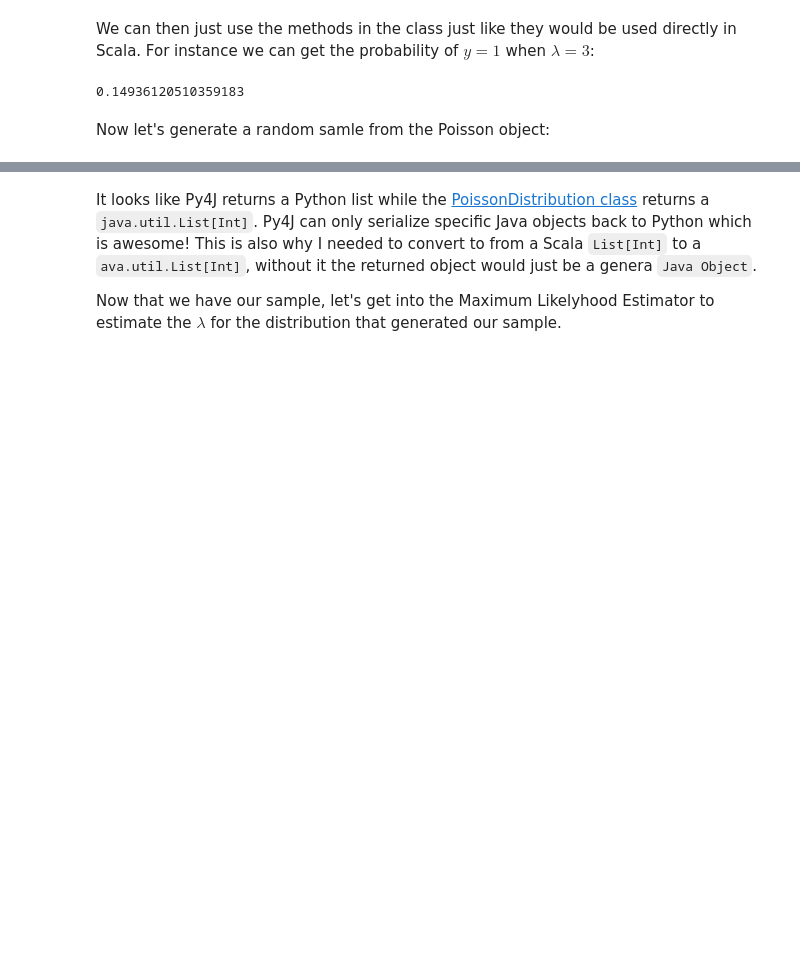
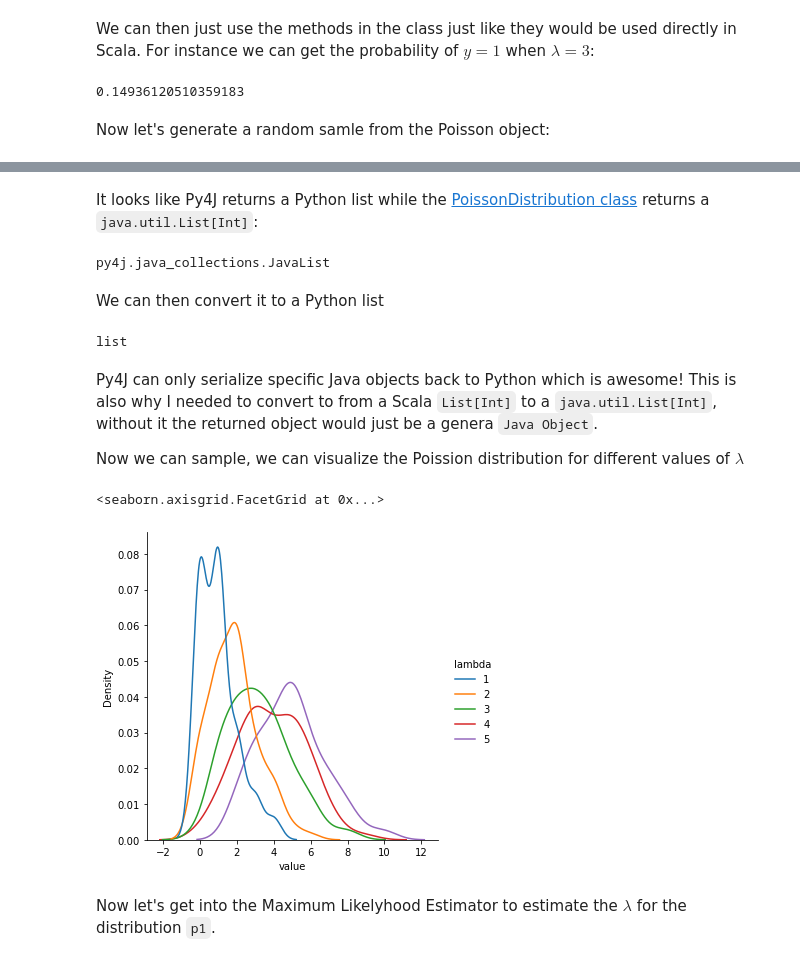
Before and after one commit to mdh266/BayesMLE, a Jupyter notebook: BayesBootstrapMLE1.ipynb, the cells around one changed output, grey strips where cells are left out. Drawn from its saved outputs; the diff is of its cells as text; code cells hidden in the pictures; blank space fills up the shorter version.

Commit message:
Adding distribution plots

```diff
--- a/BayesBootstrapMLE1.ipynb
+++ b/BayesBootstrapMLE1.ipynb
@@ -175,6 +186,38 @@ sample[:3]
+# %% [markdown]
+It looks like Py4J returns a Python list while the [PoissonDistribution class](https://github.com/mdh266/BayesBootstrapMLE/blob/main/src/main/scala/PoissonDistribution.scala) returns a  `java.util.List[Int]`:
+# %%
+type(sample1)
+# %% [output]
+py4j.java_collections.JavaList
+# %% [markdown]
+We can then convert it to a Python list
+# %%
+type(list(sample1))
+# %% [output]
+list
 # %% [markdown]
-It looks like Py4J returns a Python list while the [PoissonDistribution class](https://github.com/mdh266/BayesBootstrapMLE/blob/main/src/main/scala/PoissonDistribution.scala) returns a  `java.util.List[Int]`.  Py4J can only serialize specific Java objects back to Python which is awesome!  This is also why I needed to convert to from a Scala `List[Int]` to a `ava.util.List[Int]`, without it the returned object would just be a genera `Java Object`.
+Py4J can only serialize specific Java objects back to Python which is awesome!  This is also why I needed to convert to from a Scala `List[Int]` to a `java.util.List[Int]`, without it the returned object would just be a genera `Java Object`.
 
-
-Now that we have our sample, let's get into the Maximum Likelyhood Estimator to estimate the $\lambda$ for the distribution that generated our sample.
+Now we can sample, we can visualize the Poission distribution for different values of $\lambda$
+# %%
+import pandas as pd
+import seaborn as sns
+
+df = pd.melt(
+        pd.DataFrame({
+            '1':list(app.Poisson(1.0).sample(100)),
+            '2':list(app.Poisson(2.0).sample(100)),
+            '3':list(app.Poisson(3.0).sample(100)),
+            '4':list(app.Poisson(4.0).sample(100)),
+            '5':list(app.Poisson(5.0).sample(100))
+        }),
+        var_name=["lambda"]
+)
+
+sns.displot(df, x="value", hue="lambda", kind="kde", height=5)
+# %% [output]
+<seaborn.axisgrid.FacetGrid at 0x...>
+[figure, added]
+# %% [markdown]
+Now let's get into the Maximum Likelyhood Estimator to estimate the $\lambda$ for the distribution `p1`.
 # %% [markdown]
```
Also changed, not shown: parts of 17 cells of this notebook, 2 other files.
